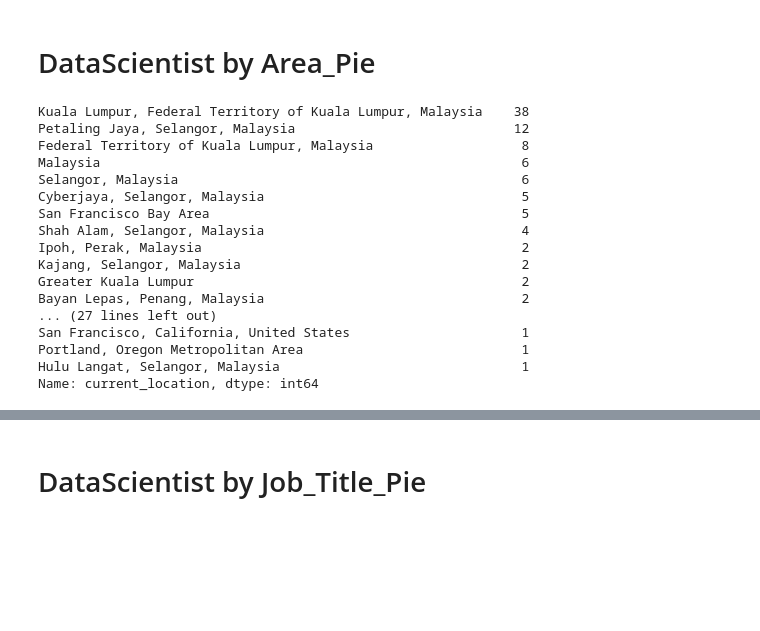
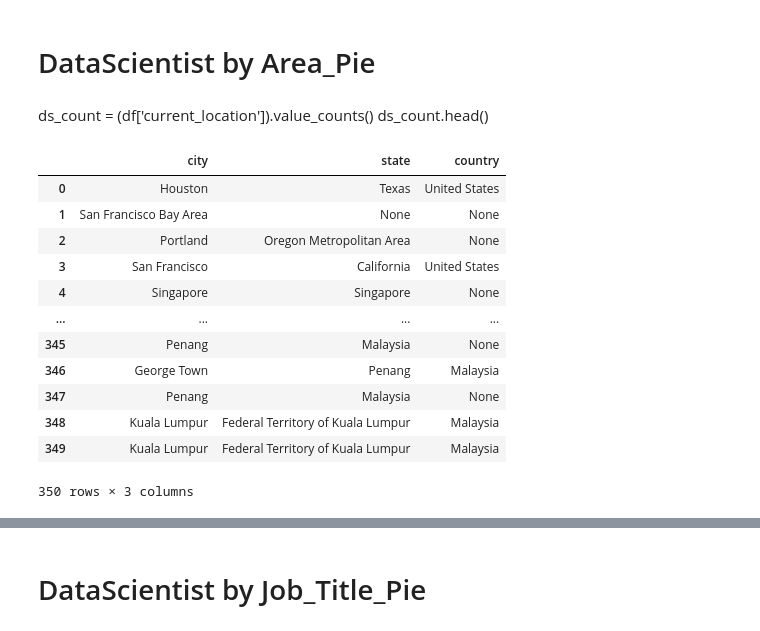
Before and after one commit to yong2khoo-lm/Mini-Project-1, a Jupyter notebook: Dev/Data_Preprocess_Analytics.ipynb, the cells around one changed output, grey strips where cells are left out. Cells and saved outputs as stored; diff of their text form; code cells hidden in the pictures; blank space fills up the shorter version.

```diff
--- a/Dev/Data_Preprocess_Analytics.ipynb
+++ b/Dev/Data_Preprocess_Analytics.ipynb
@@ -91,23 +91,24 @@ Total Data Scientist SampleSize: 130
 # %% [markdown]
 # DataScientist by Area_Pie
-# %%
-DSCount = (df['current_location']).value_counts()
-DSCount
-# %% [output]
-Kuala Lumpur, Federal Territory of Kuala Lumpur, Malaysia    38
-Petaling Jaya, Selangor, Malaysia                            12
-Federal Territory of Kuala Lumpur, Malaysia                   8
-Malaysia                                                      6
-Selangor, Malaysia                                            6
-Cyberjaya, Selangor, Malaysia                                 5
-San Francisco Bay Area                                        5
-Shah Alam, Selangor, Malaysia                                 4
-Ipoh, Perak, Malaysia                                         2
-Kajang, Selangor, Malaysia                                    2
-Greater Kuala Lumpur                                          2
-Bayan Lepas, Penang, Malaysia                                 2
-... (27 lines left out)
-San Francisco, California, United States                      1
-Portland, Oregon Metropolitan Area                            1
-Hulu Langat, Selangor, Malaysia                               1
-Name: current_location, dtype: int64
+# %% [markdown]
+ds_count = (df['current_location']).value_counts()
+ds_count.head()
+# %%
+#clean 'current_location', take only city
+df[['city','state','country']] = df.current_location.str.split(',',expand=True)
+loc_split_df = df[['city','state','country']]
+loc_split_df
+# %% [output]
+|  | city | state | country |
+| 0 | Houston | Texas | United States |
+| 1 | San Francisco Bay Area | None | None |
+| 2 | Portland | Oregon Metropolitan Area | None |
+| 3 | San Francisco | California | United States |
+| 4 | Singapore | Singapore | None |
+| ... | ... | ... | ... |
+| 345 | Penang | Malaysia | None |
+| 346 | George Town | Penang | Malaysia |
+| 347 | Penang | Malaysia | None |
+| 348 | Kuala Lumpur | Federal Territory of Kuala Lumpur | Malaysia |
+| 349 | Kuala Lumpur | Federal Territory of Kuala Lumpur | Malaysia |
+350 rows × 3 columns
```
Also changed, not shown: parts of 18 cells of this notebook.
